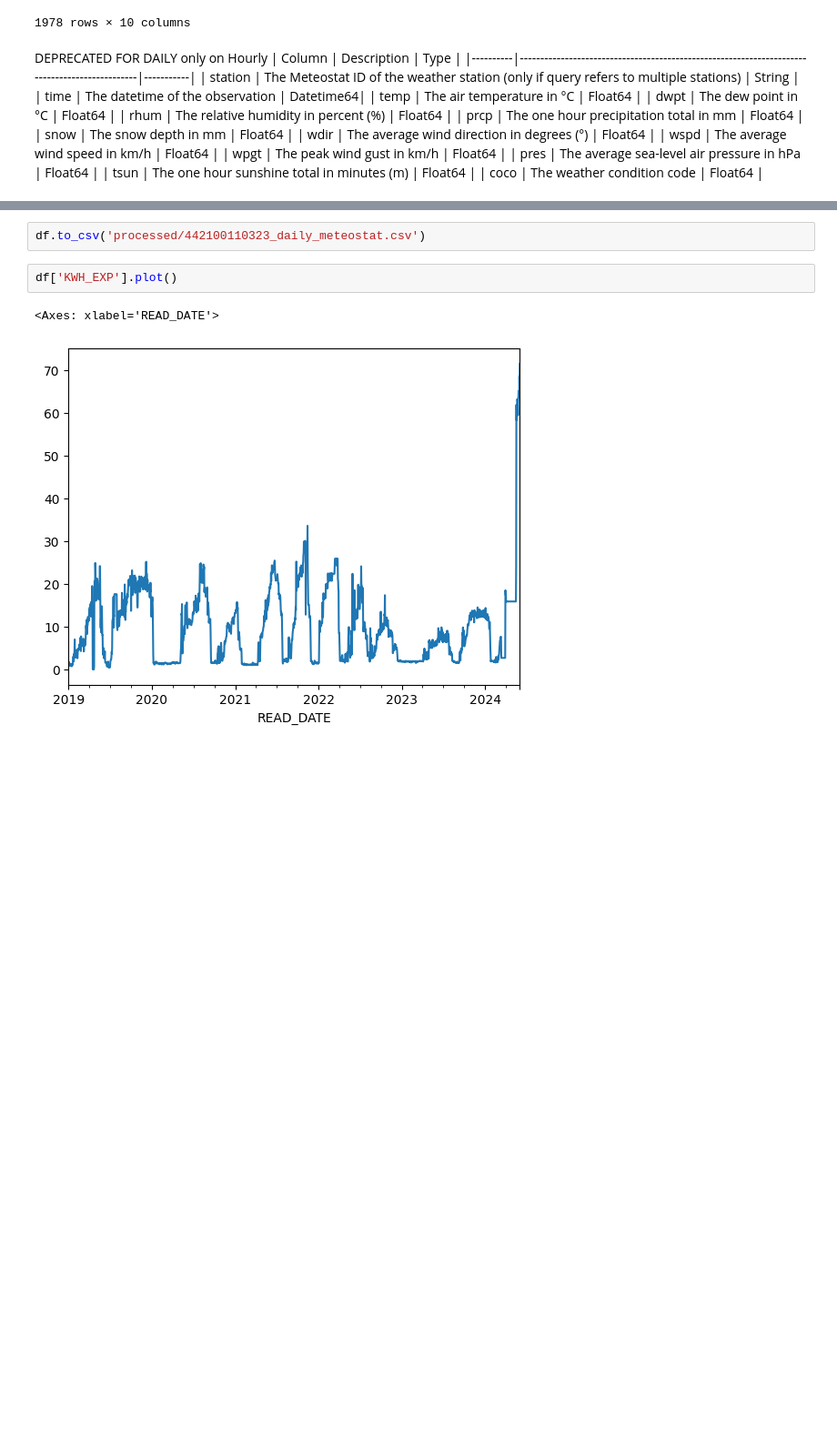
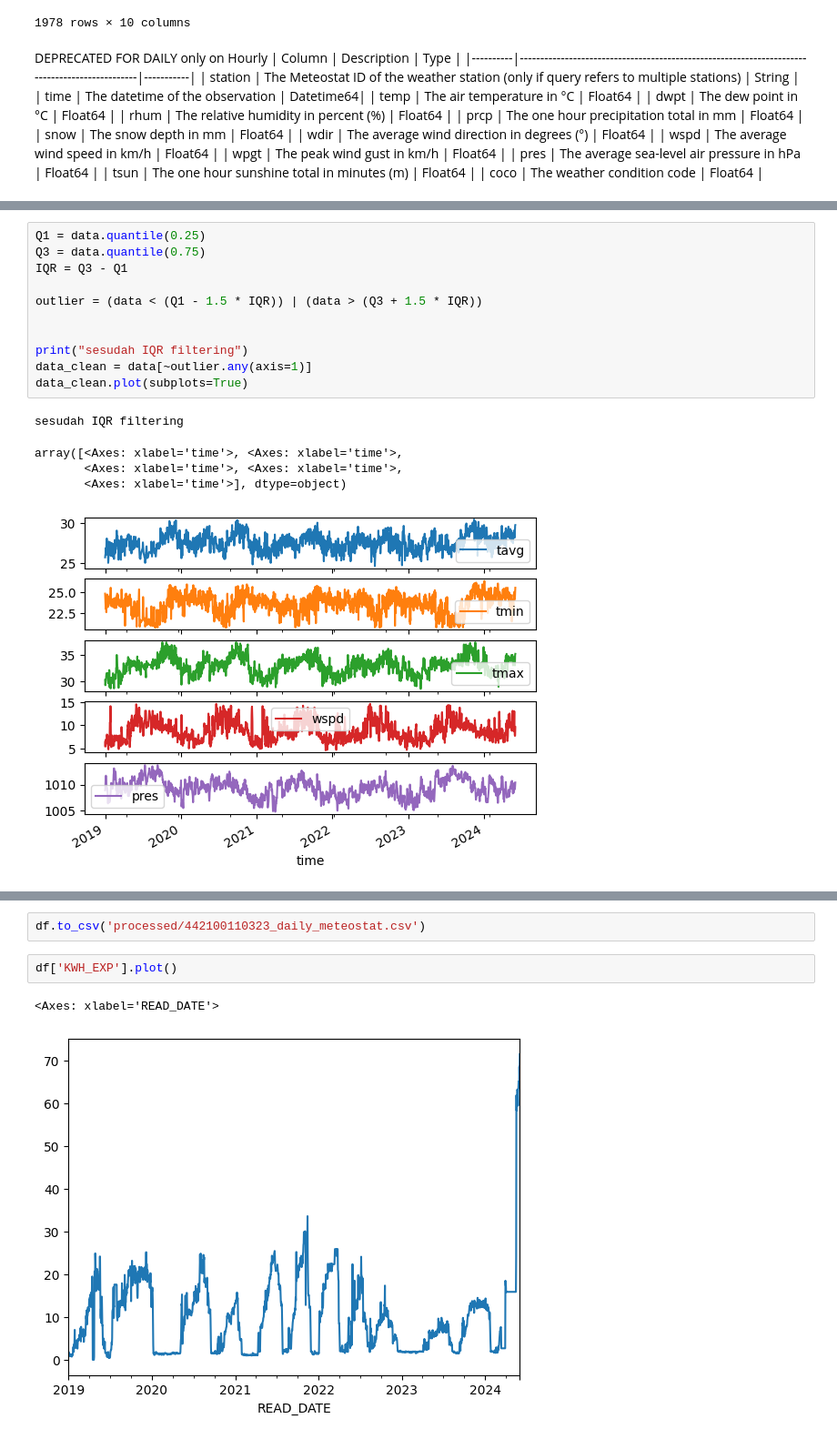
Before and after one commit to srikresna/electricity-usage-forecast, a Jupyter notebook: 6-data-preparation-for-training.ipynb, the cells around one changed output, grey strips where cells are left out. Shown: that part at 91% size. Cells and saved outputs as stored; diff of their text form; blank space fills up the shorter version.

```diff
--- a/6-data-preparation-for-training.ipynb
+++ b/6-data-preparation-for-training.ipynb
@@ -115,3 +125,20 @@ data
+# %%
+Q1 = data.quantile(0.25)
+Q3 = data.quantile(0.75)
+IQR = Q3 - Q1
+
+outlier = (data < (Q1 - 1.5 * IQR)) | (data > (Q3 + 1.5 * IQR))
+
+
+print("sesudah IQR filtering")
+data_clean = data[~outlier.any(axis=1)]
+data_clean.plot(subplots=True)
+# %% [output]
+sesudah IQR filtering
+array([<Axes: xlabel='time'>, <Axes: xlabel='time'>,
+       <Axes: xlabel='time'>, <Axes: xlabel='time'>,
+       <Axes: xlabel='time'>], dtype=object)
+[figure, added]
 # %%
 # gabung data weather dengan data daily
 # data weather merupakan data perjam, sedangkan data daily merupakan data 1 jaman
```
Also changed, not shown: parts of 13 cells of this notebook, 1 other file.
